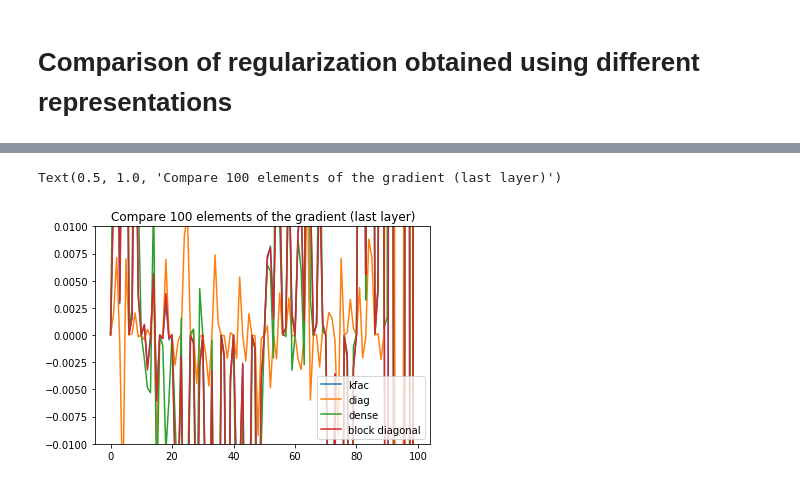
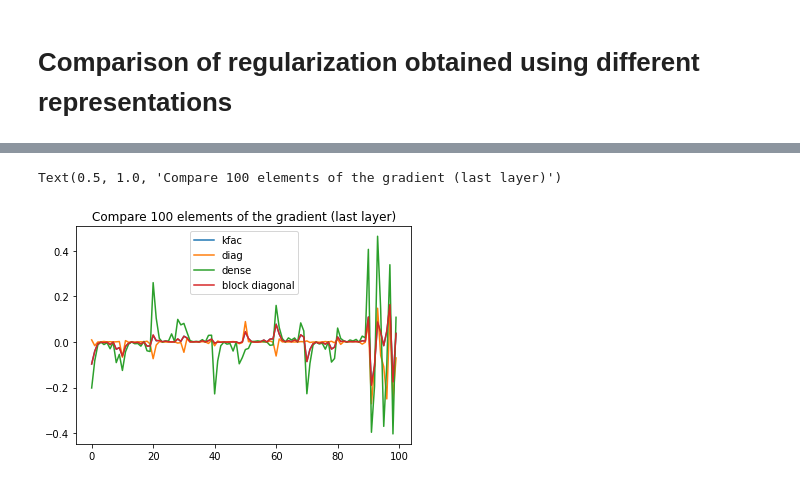
Before and after one commit to tfjgeorge/nngeometry, a Jupyter notebook: examples/FIM for EWC.ipynb, the cells around one changed output, grey strips where cells are left out. Saved outputs shown, nothing was run; the diff lists cells and outputs as text; code cells hidden in the pictures.

```diff
--- a/examples/FIM for EWC.ipynb
+++ b/examples/FIM for EWC.ipynb
@@ -179,11 +179,11 @@ Text(0.5, 1.0, 'Compare 100 elements of the gradient (first layer)')
 # %%
 plt.plot(g_kfac[-100:].cpu().numpy(), label='kfac')
 plt.plot(g_diag[-100:].cpu().numpy(), label='diag')
 plt.plot(g_dense[-100:].cpu().numpy(), label='dense')
 plt.plot(g_bd[-100:].cpu().numpy(), label='block diagonal')
-plt.ylim(-.01, .01)
+# plt.ylim(-.01, .01)
 plt.legend()
 plt.title('Compare 100 elements of the gradient (last layer)')
 # %% [output]
 Text(0.5, 1.0, 'Compare 100 elements of the gradient (last layer)')
-[figure, old version]
+[figure, new version]
```
Also changed, not shown: parts of 5 cells of this notebook.
